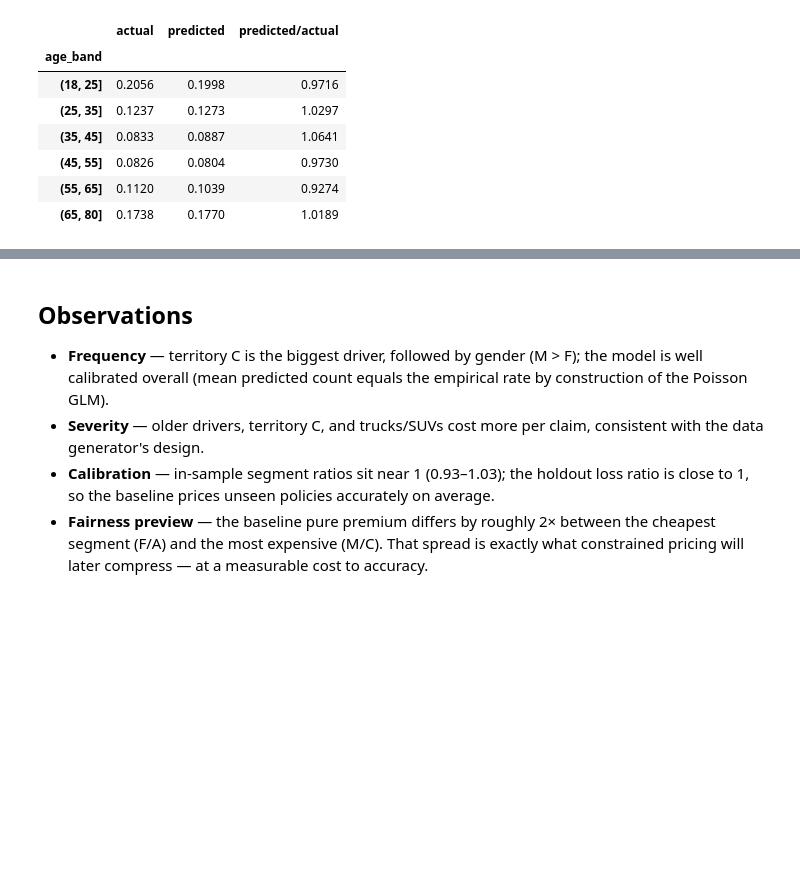
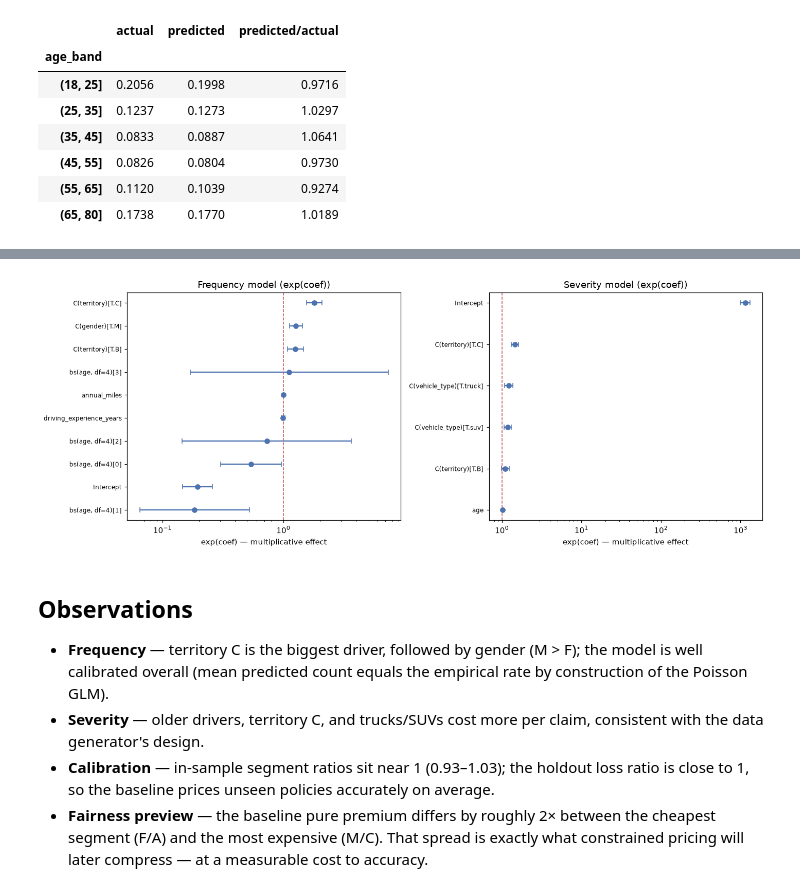
Before and after one commit to DYHTLZ/EXP-project-1, a Jupyter notebook: notebooks/02_baseline.ipynb, the cells around one changed output, grey strips where cells are left out. Cells and saved outputs as stored; diff of their text form; code cells hidden in the pictures; blank space fills up the shorter version.

```diff
--- a/notebooks/02_baseline.ipynb
+++ b/notebooks/02_baseline.ipynb
@@ -231,3 +235,36 @@ age_cal.round(4)
+# %%
+RESULTS = ROOT / "results"
+RESULTS.mkdir(exist_ok=True)
+
+fig, axes = plt.subplots(1, 2, figsize=(13, 5))
+for ax, model, title in [
+    (axes[0], freq_model, "Frequency model (exp(coef))"),
+    (axes[1], sev_model, "Severity model (exp(coef))"),
+]:
+    exp_mid = np.exp(model.params)
+    exp_lo = np.exp(model.conf_int()[0])
+    exp_hi = np.exp(model.conf_int()[1])
+    order = np.argsort(exp_mid.values)
+    y = np.arange(len(exp_mid))
+    ax.errorbar(
+        exp_mid.iloc[order].values, y,
+        xerr=[
+            (exp_mid - exp_lo).iloc[order].values,
+            (exp_hi - exp_mid).iloc[order].values,
+        ],
+        fmt="o", color="#4C72B0", capsize=3,
+    )
+    ax.axvline(1.0, color="#C44E52", ls="--", lw=1)
+    ax.set_yticks(y)
+    ax.set_yticklabels(exp_mid.index[order], fontsize=8)
+    ax.set_xscale("log")
+    ax.set_title(title)
+    ax.set_xlabel("exp(coef) — multiplicative effect")
+plt.tight_layout()
+plt.savefig(RESULTS / "effect_sizes.png", dpi=150)
+plt.show()
+# %% [output]
+[figure, added]
 # %% [markdown]
 ## Observations
 
```
Also changed, not shown: parts of 3 cells of this notebook, 9 other files.
